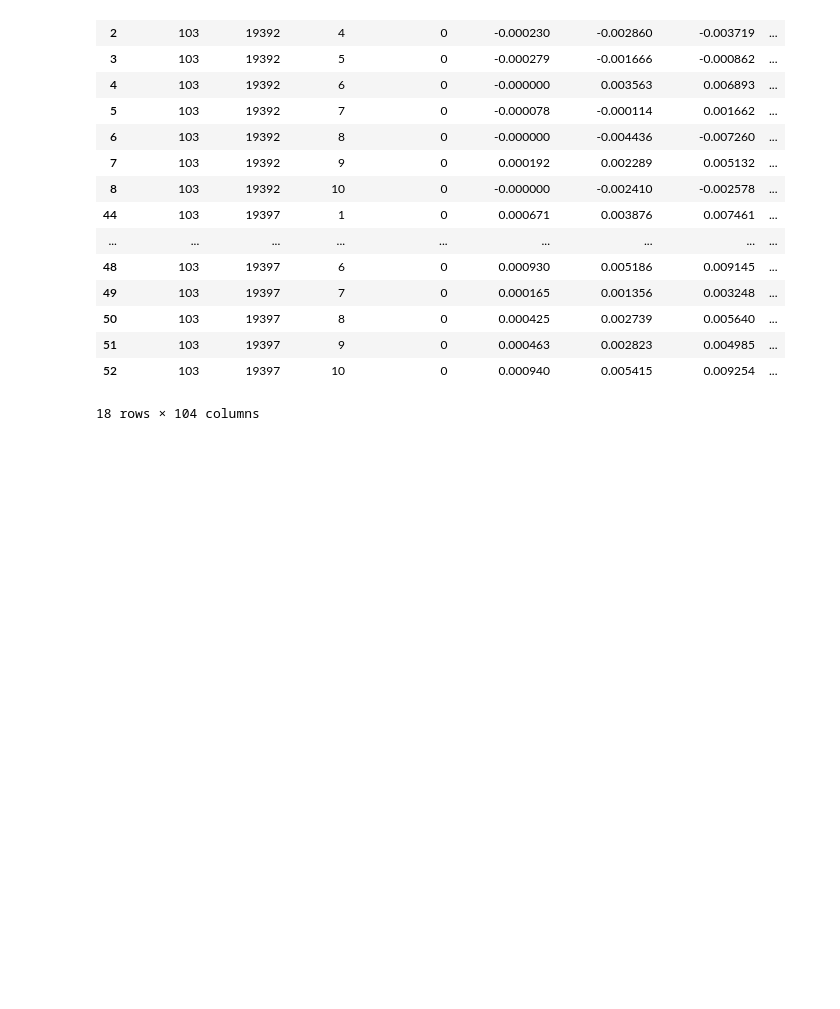
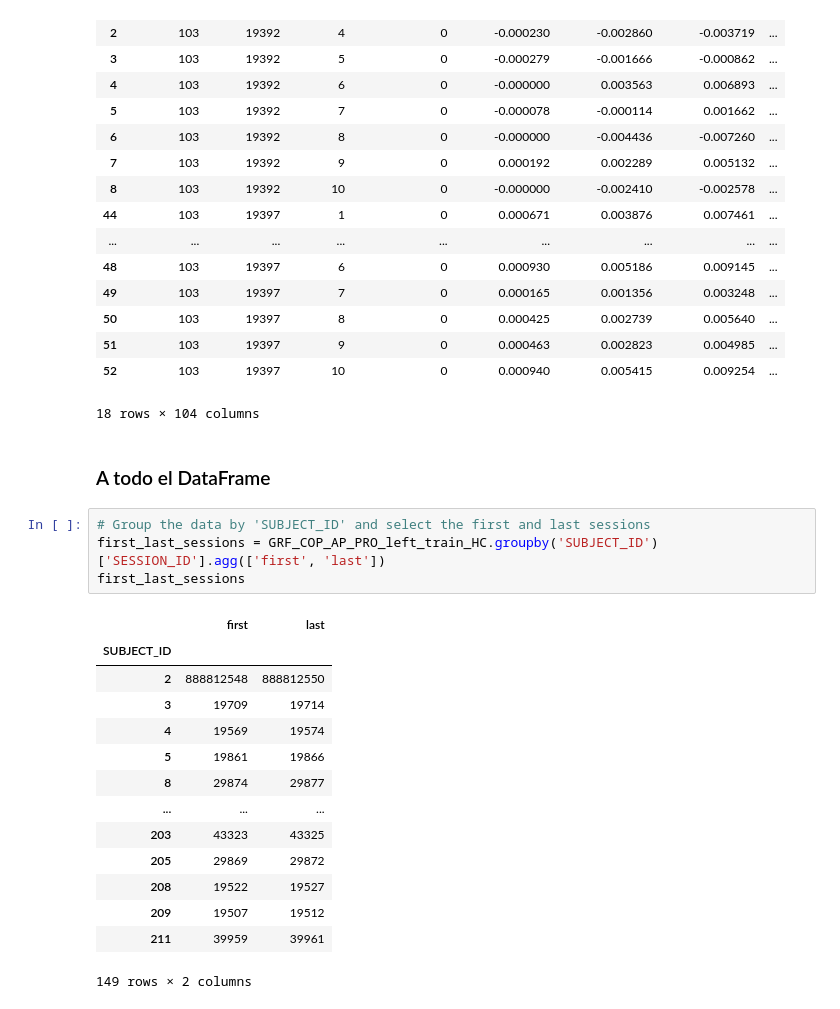
Before and after one commit to bernatsort/Therapy-Progress-Gait-Prediction, a Jupyter notebook: code.ipynb, the cells around one changed output. Cells and saved outputs as stored; diff of their text form; blank space fills up the shorter version.

```diff
--- a/code.ipynb
+++ b/code.ipynb
@@ -1072,3 +1072,24 @@ display(filtered_data)
 | 51 | 103 | 19397 | 9 | 0 | 0.000463 | 0.002823 | 0.004985 | ... |
 | 52 | 103 | 19397 | 10 | 0 | 0.000940 | 0.005415 | 0.009254 | ... |
 18 rows × 104 columns
+# %% [markdown]
+### A todo el DataFrame
+# %%
+# Group the data by 'SUBJECT_ID' and select the first and last sessions
+first_last_sessions = GRF_COP_AP_PRO_left_train_HC.groupby('SUBJECT_ID')['SESSION_ID'].agg(['first', 'last'])
+first_last_sessions
+# %% [output]
+|  | first | last |
+| SUBJECT_ID |  |  |
+| 2 | 888812548 | 888812550 |
+| 3 | 19709 | 19714 |
+| 4 | 19569 | 19574 |
+| 5 | 19861 | 19866 |
+| 8 | 29874 | 29877 |
+| ... | ... | ... |
+| 203 | 43323 | 43325 |
+| 205 | 29869 | 29872 |
+| 208 | 19522 | 19527 |
+| 209 | 19507 | 19512 |
+| 211 | 39959 | 39961 |
+149 rows × 2 columns
```
Also changed, not shown: parts of 10 cells of this notebook.
